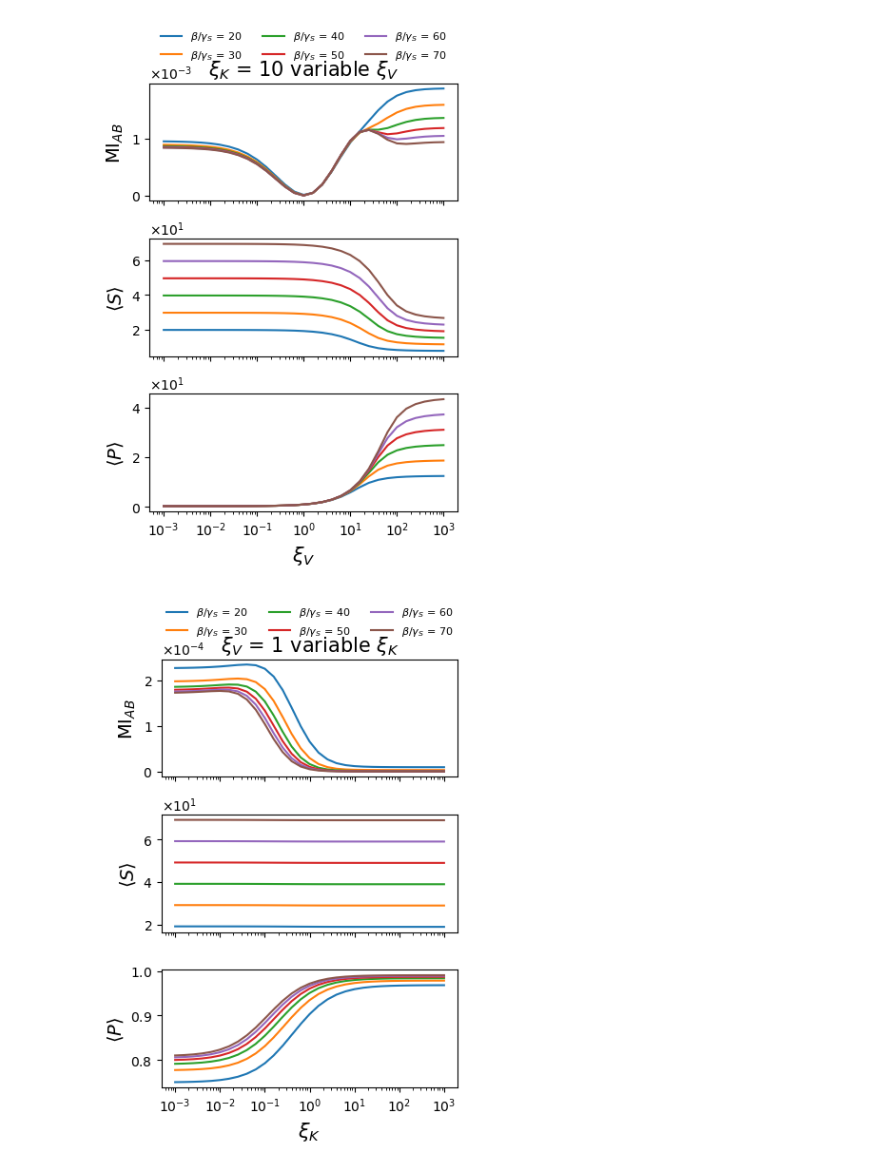
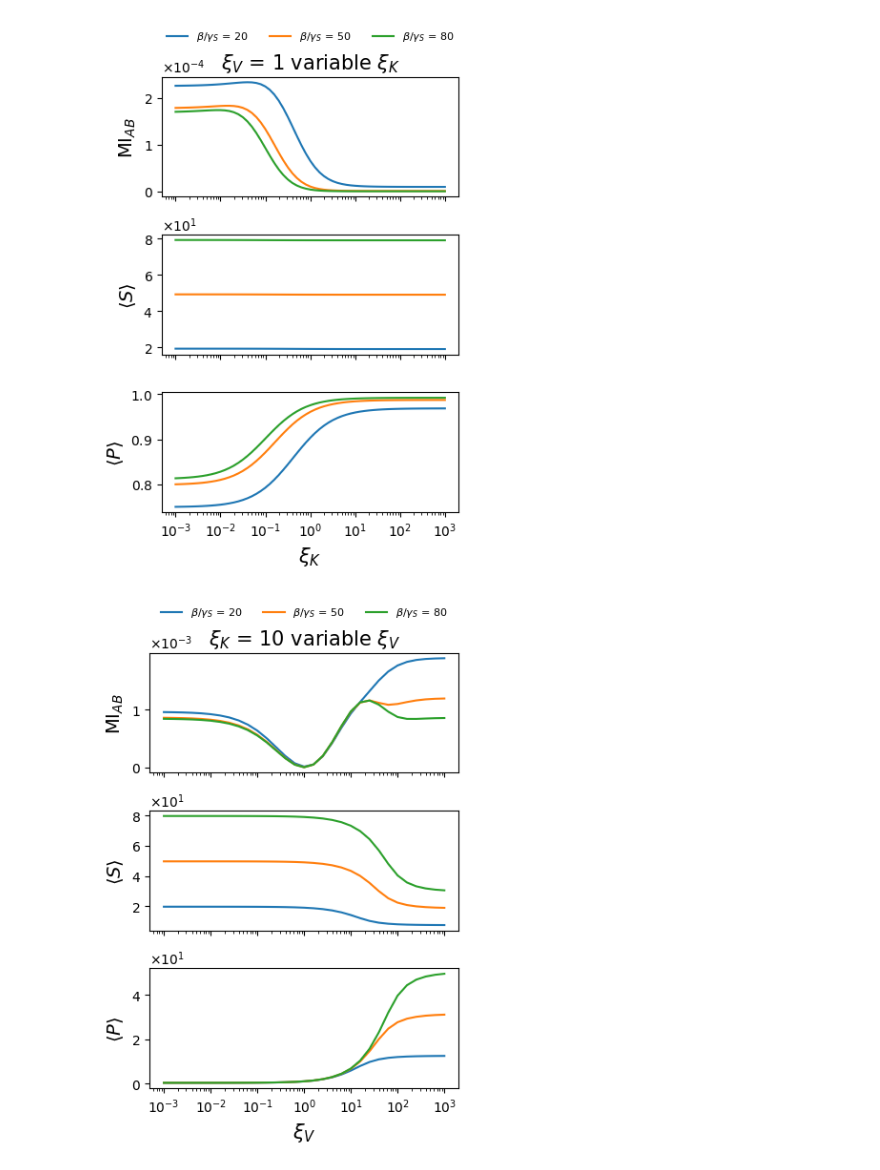
Before and after one commit to PessoaP/Allostery_model, a Jupyter notebook: figures.ipynb, the cells around one changed output. Saved outputs shown, nothing was run; the diff lists cells and outputs as text; code cells hidden in the pictures.

```diff
--- a/figures.ipynb
+++ b/figures.ipynb
@@ -5,24 +5,6 @@ import matplotlib.ticker as ticker
 import os
 import pandas as pd
 # %%
-folders = ['V_1_K_1_allostery','V_10_K_1_allostery','V_1_K_10_allostery','V_10_K_10_allostery']
+folders = ['V_.1_K_.1_allostery','V_1_K_.1_allostery','V_10_K_.1_allostery',
+           'V_.1_K_1_allostery', 'V_1_K_1_allostery', 'V_10_K_1_allostery',
+           'V_.1_K_10_allostery','V_1_K_10_allostery','V_10_K_10_allostery',]
-# %%
-fig, axs = plt.subplots(2, 2, sharex=True,figsize=(8,6))
-for folder,ax in zip(folders,axs.flatten()):
-    beta,mi_allo,mi_nonallo = np.loadtxt(folder+'fcases/A_MI.csv').T
-
-
-    ax.plot(beta,mi_allo,label='Allosteric',color='C0')
-    ax.plot(beta,mi_nonallo,label='Non-allosteric',color='C1')
-
-    ax.yaxis.set_major_formatter(ticker.ScalarFormatter(useMathText=True))
-    ax.ticklabel_format(style='sci', axis='y', scilimits=(0, 0))
-    ax.yaxis.get_offset_text().set_position((0, 1.01))  # move exponent above axis
-    _,vrate,_,krate,_ = folder.split('_')
-
-    ax.set_xlabel(r'$\beta/\gamma_S$',fontsize=15)
-    ax.set_ylabel(r'MI$_{AB}$',fontsize=15)
-    ax.set_title(r'$\xi_V$ = {}  $\xi_K$ = {}'.format(vrate,krate),fontsize=15)
-    ax.legend(fontsize=12)
-plt.tight_layout()
-plt.savefig('f2',bbox_inches='tight',dpi=600)
@@ -31,12 +92,9 @@ plt.savefig('f2',bbox_inches='tight',dpi=600)
 # %%
-folders = ['V_?_K_1_allostery','V_?_K_10_allostery','V_1_K_?_allostery','V_10_K_?_allostery']
+folders = ['V_?_K_1_allostery','V_1_K_?_allostery','V_?_K_10_allostery','V_10_K_?_allostery']
 # %%
-for folder in folders:
+def plot_variable(folder,axs):
     betas, allos, MI, S, P = np.loadtxt(folder+'fcases/B_report.csv').T
-
-    fig, axs = plt.subplots(3, 1, sharex=True,figsize=(4,6))
-
-    for b in np.unique(betas)[1:-1]:
+    for b in [20,50,80]:
         axs[0].plot(allos[betas == b], MI[betas == b], label=rf'$\beta/\gamma_S$ = {int(b)}')
         axs[1].plot(allos[betas == b], S[betas == b])
         axs[2].plot(allos[betas == b], P[betas == b])
@@ -47,10 +105,15 @@ for folder in folders:
         plt.FuncFormatter(lambda x, _: f'$10^{{{int(np.log10(x))}}}$')
     )
 
+for folder in folders:
+    fig, axs = plt.subplots(3, 1, sharex=True,figsize=(4,6))
+    plot_variable(folder,axs)
+
+
     # Legend outside on top
     axs[0].legend(
         loc='lower center',
-        bbox_to_anchor=(0.5, 1.1),
+        bbox_to_anchor=(0.5, 1.2),
         ncol=3,
         frameon=False,fontsize=8
     )
@@ -83,2 +146,2 @@ for folder in folders:
-[figure, old version]
+[figure, new version]
-[figure, old version]
+[figure, new version]
```
Also changed, not shown: parts of 15 cells of this notebook, 3 other files.
